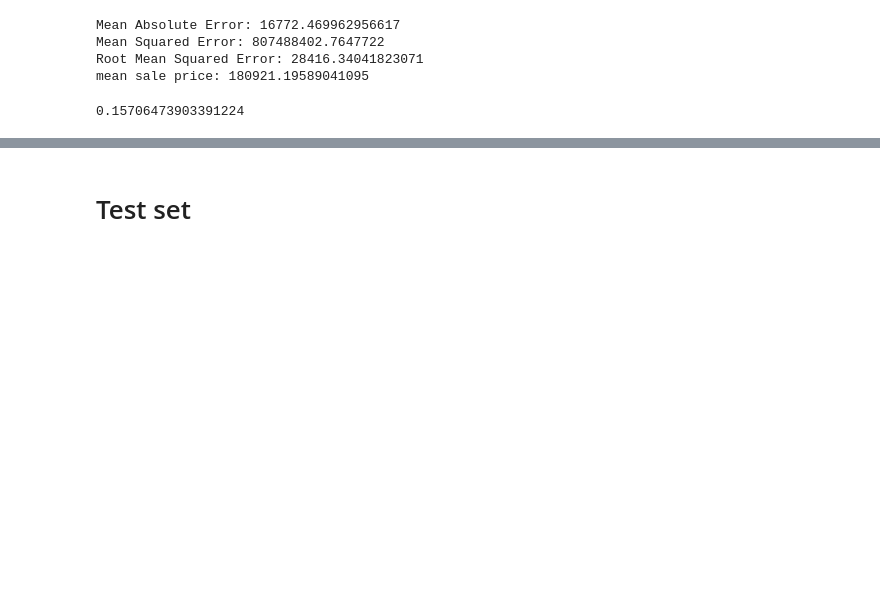
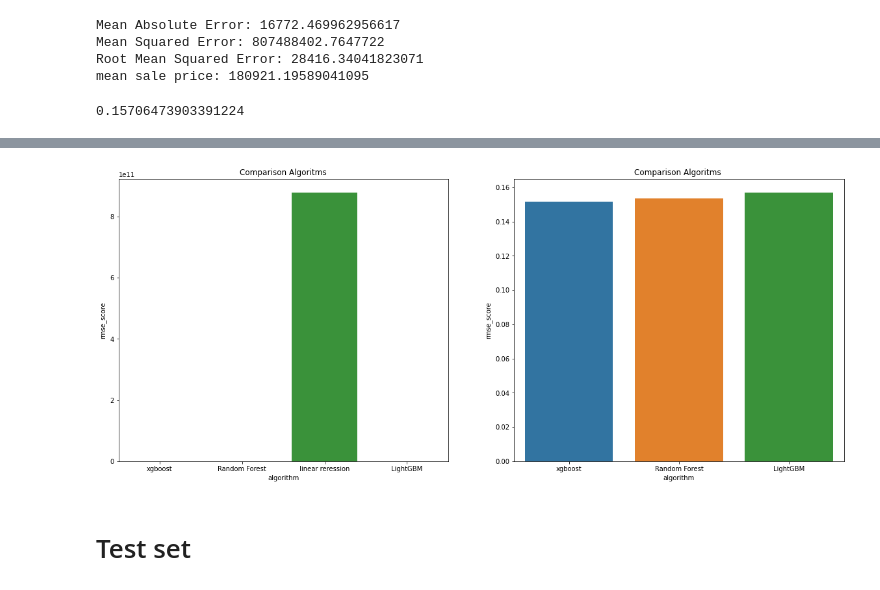
Before and after one commit to ronnyfahrudin/IYKRA-FELLOWSHIP-Data-Science, a Jupyter notebook: Machine Learning/advanced Regression house price/Advanced Regression.ipynb, the cells around one changed output, grey strips where cells are left out. Saved outputs shown, nothing was run; the diff lists cells and outputs as text; code cells hidden in the pictures; blank space fills up the shorter version.

```diff
--- a/Machine Learning/advanced Regression house price/Advanced Regression.ipynb
+++ b/Machine Learning/advanced Regression house price/Advanced Regression.ipynb
@@ -637,5 +637,19 @@ data.sort_values('rmse_score')
 | 3 | LightGBM | 1.570647e-01 |
 | 2 | linear reression | 8.792320e+11 |
+# %%
+
+fig, axes = plt.subplots(1,2, figsize = (20,8))
+x1 = data['algorithm']
+y1 = data['rmse_score']
+sns.barplot(x1,y1,ax = axes[0]).set_title('Comparison Algoritms')
+ensemble = data[data['algorithm'] != 'linear reression']
+x = ensemble['algorithm']
+y = ensemble['rmse_score']
+sns.barplot(x,y, ax = axes[1]).set_title('Comparison Algoritms')
+plt.title('Comparison Algoritms ')
+plt.savefig('only_LR.png')
+# %% [output]
+[figure, added]
 # %% [markdown]
 # Test set
 # %%
```
Also changed, not shown: parts of 1 cell of this notebook.
